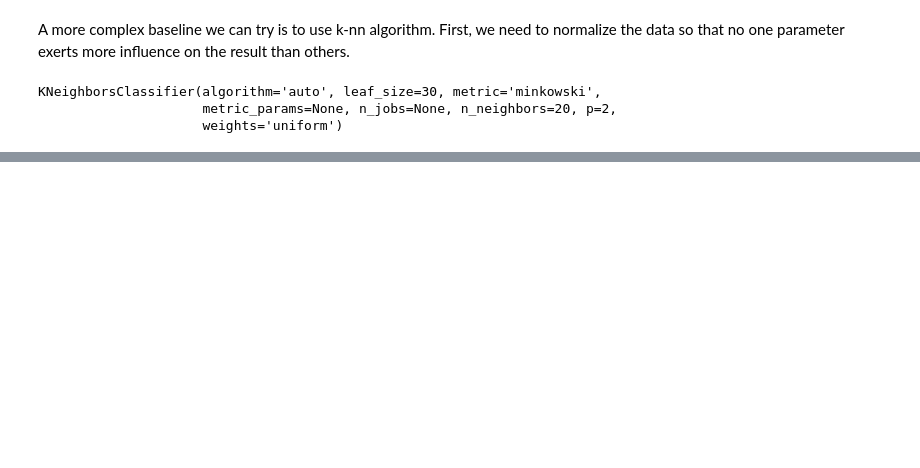
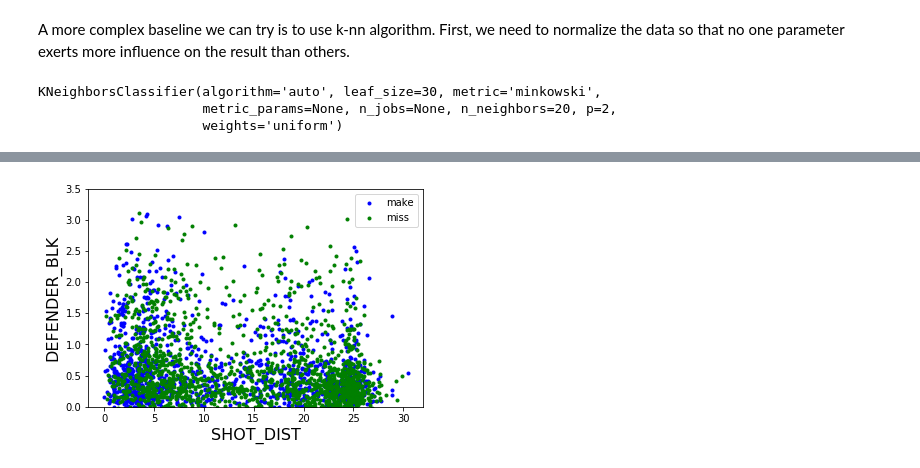
Before and after one commit to Kevinxu99/Shot-Prediction, a Jupyter notebook: shot_prediction.ipynb, the cells around one changed output, grey strips where cells are left out. Cells and saved outputs as stored; diff of their text form; code cells hidden in the pictures; blank space fills up the shorter version.

```diff
--- a/shot_prediction.ipynb
+++ b/shot_prediction.ipynb
@@ -113,3 +100,6 @@ scaler.fit(Xtrain)
 Xtrain_norm = scaler.transform(Xtrain)
 scaler.fit(Xtest)
 Xtest_norm = scaler.transform(Xtest)
+
+neigh = KNeighborsClassifier(n_neighbors=20)
+neigh.fit(Xtrain_norm,ytrain)
@@ -116,4 +133,13 @@ Xtest_norm = scaler.transform(Xtest)
+# %%
+# FGM is not the total field goals made, but whether or not that
+# individual shot was made or not, so we need to drop this
+Xtrain_new = Xtrain.drop(['FGM','PTS'], axis=1)
+Xtest_new = Xtest.drop(['FGM', 'PTS'], axis=1)
+scaler_new = StandardScaler()
+scaler_new.fit(Xtrain_new)
+Xtrain_norm_new = scaler_new.transform(Xtrain_new)
+scaler_new.fit(Xtest_new)
+Xtest_norm_new = scaler_new.transform(Xtest_new)
 # %%
 neigh = KNeighborsClassifier(n_neighbors=20)
-neigh.fit(Xtrain_norm,ytrain)
-yhat_ts_norm = neigh.predict(Xtest_norm)
+neigh.fit(Xtrain_norm_new,ytrain)
@@ -140,0 +192,29 @@ array([[ 1.17997593,  1.34156716,  1.50316474, ..., -0.86539633,
+# %%
+y = ytrain.values
+make = (y==1)
+miss = (y==0)
+
+def plot_cnt(X,y,labels,ylim=None,xlim=None,start=0,end=-1):
+
+    # add random "jitter" to seperate points
+    var = .15;
+    Xnew = X[start:end]
+    makenew = make[start:end]
+    missnew= miss[start:end]
+    Xj = Xnew + var*np.random.randn(Xnew.shape[0],Xnew.shape[1])
+
+    # Create the scatter plot
+    plt.plot(Xj[makenew,0],Xj[makenew,1],'b.')
+    plt.plot(Xj[missnew,0],Xj[missnew,1],'g.')
+    plt.xlabel(labels[0], fontsize=16)
+    plt.ylabel(labels[1], fontsize=16)
+    plt.ylim(ylim)
+    plt.xlim(xlim)
+    plt.legend(['make','miss'],loc='upper right')
+    return plt
+# %%
+xnames1 = ['SHOT_DIST', 'DEFENDER_BLK']
+X1 = Xtrain[xnames1].values
+
+plot_cnt(X1,y,xnames1,ylim=(0,3.5),end=3000)
+# %% [output]
@@ -140,0 +222 @@ array([[ 1.17997593,  1.34156716,  1.50316474, ..., -0.86539633,
+[figure, added]
```
Also changed, not shown: parts of 45 cells of this notebook.
